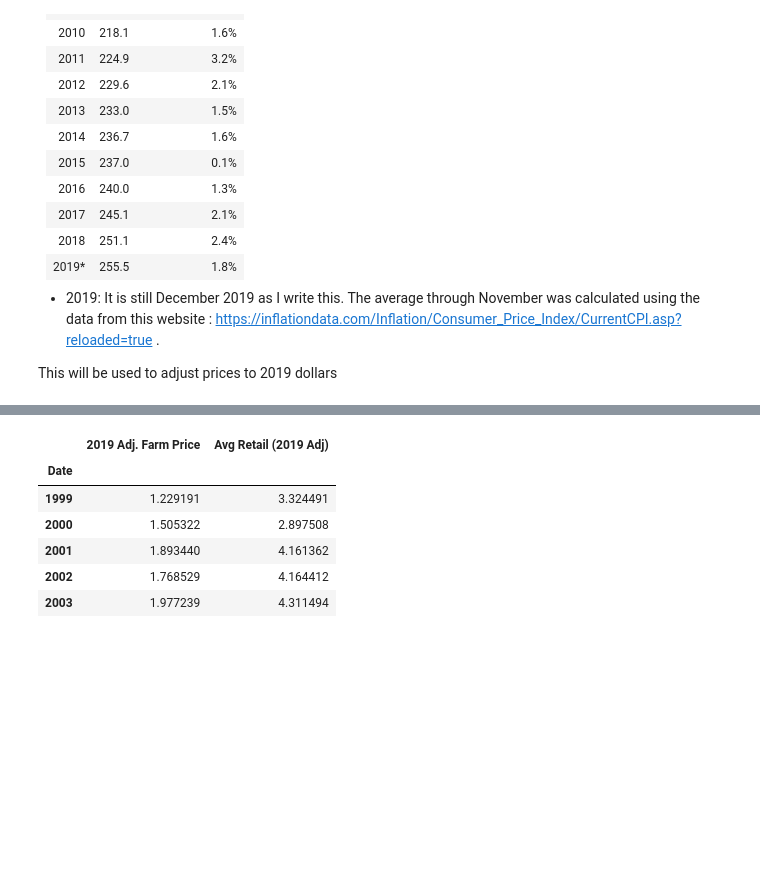
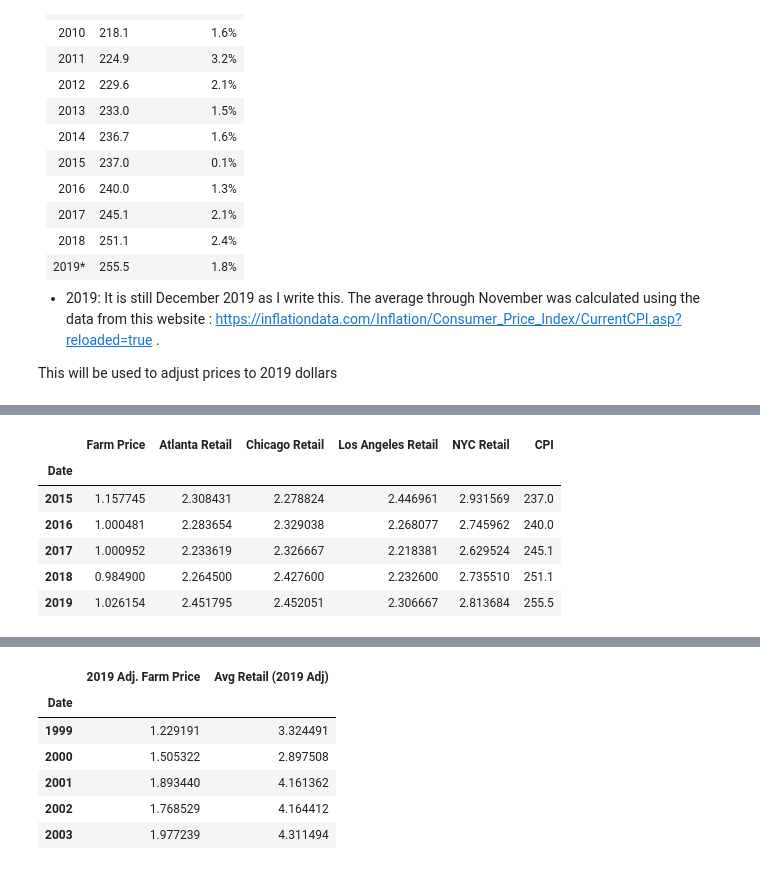
Before and after one commit to tim-christy/agriculture-price-analysis, a Jupyter notebook: notebooks/01_exploration/EDA_LB.ipynb, the cells around one changed output, grey strips where cells are left out. Saved outputs shown, nothing was run; the diff lists cells and outputs as text; code cells hidden in the pictures; blank space fills up the shorter version.

```diff
--- a/notebooks/01_exploration/EDA_LB.ipynb
+++ b/notebooks/01_exploration/EDA_LB.ipynb
@@ -189,0 +178,10 @@ strawberry_yearly_mean_df['Avg Retail (2019 Adj)'] = avg_retail
+# %%
+produce_yearly_mean_dict['Romaine Lettuce'].tail()
+# %% [output]
+|  | Farm Price | Atlanta Retail | Chicago Retail | Los Angeles Retail | NYC Retail | CPI |
+| Date |  |  |  |  |  |  |
+| 2015 | 1.157745 | 2.308431 | 2.278824 | 2.446961 | 2.931569 | 237.0 |
+| 2016 | 1.000481 | 2.283654 | 2.329038 | 2.268077 | 2.745962 | 240.0 |
+| 2017 | 1.000952 | 2.233619 | 2.326667 | 2.218381 | 2.629524 | 245.1 |
+| 2018 | 0.984900 | 2.264500 | 2.427600 | 2.232600 | 2.735510 | 251.1 |
+| 2019 | 1.026154 | 2.451795 | 2.452051 | 2.306667 | 2.813684 | 255.5 |
```
Also changed, not shown: parts of 22 cells of this notebook, 1 other file.
